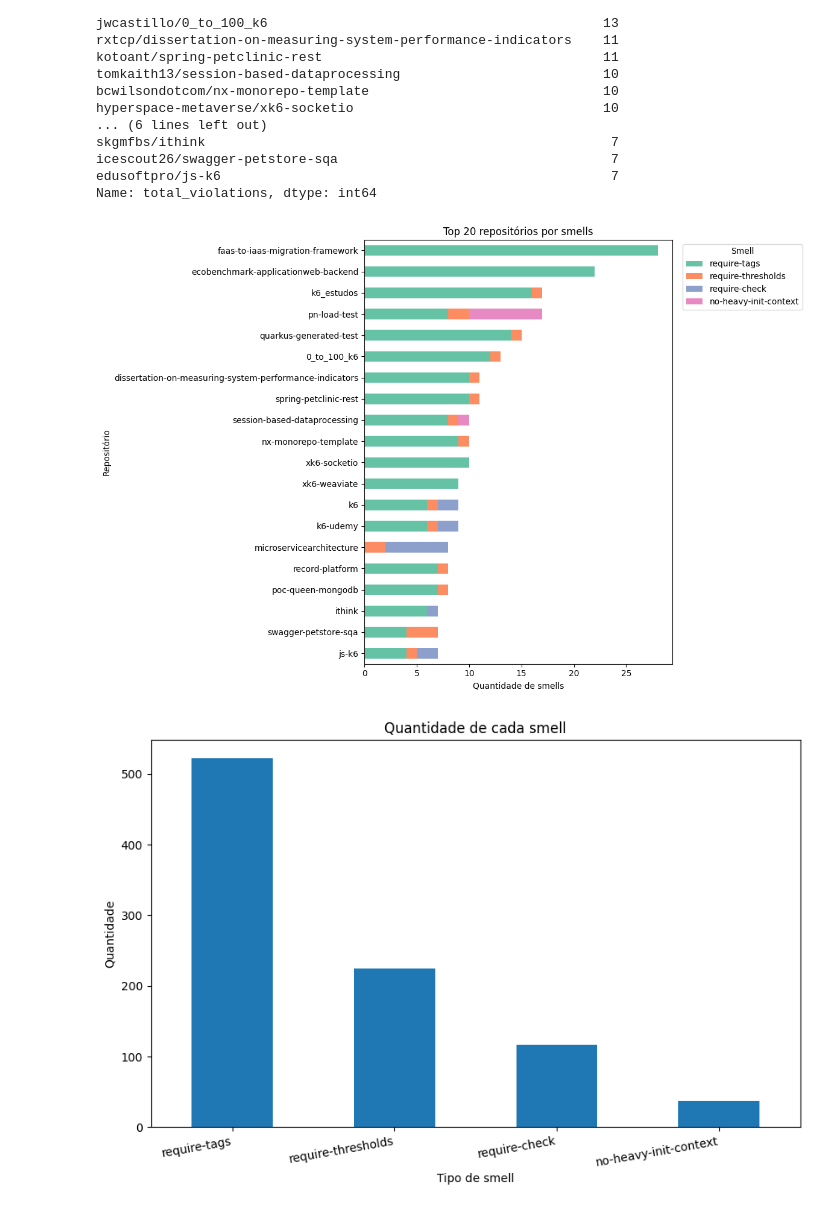
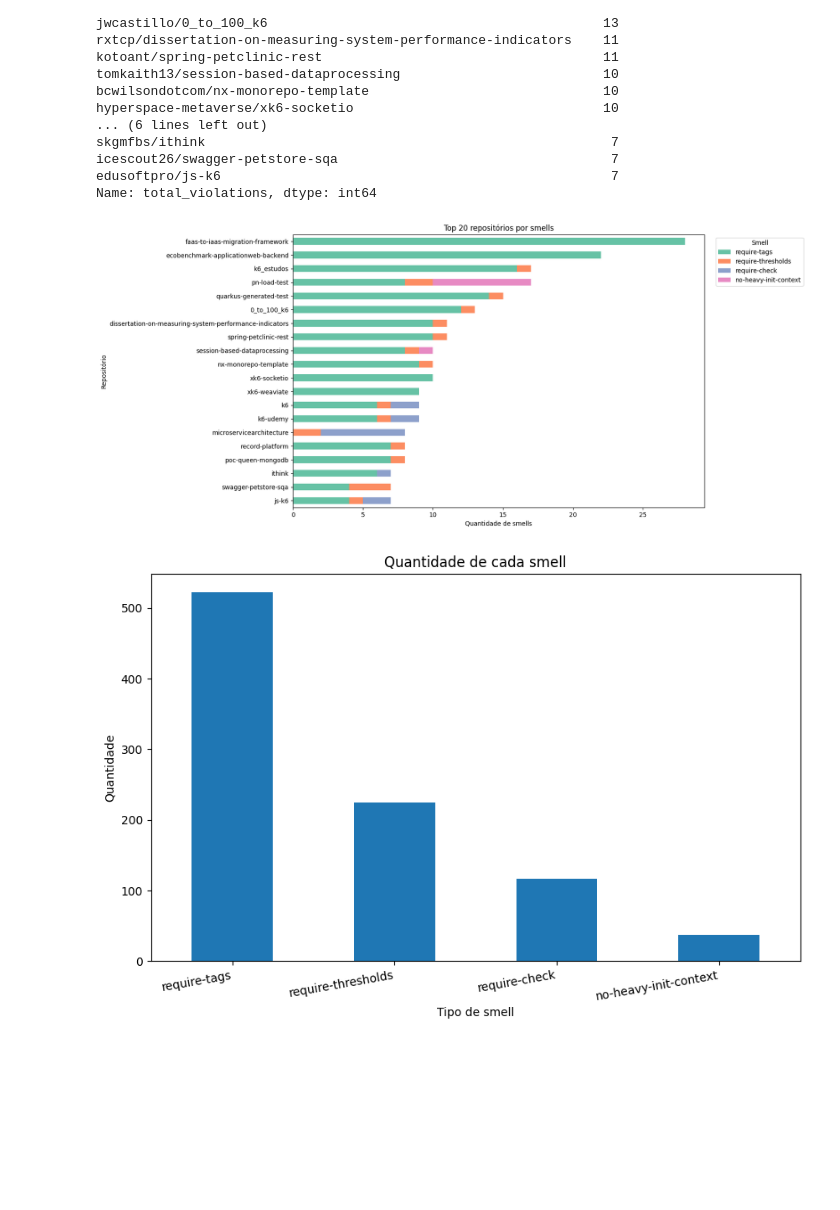
Before and after one commit to samurollie/TCC, a Jupyter notebook: scripts/3 - analyse_k6_repos.ipynb, the cells around one changed output. Saved outputs shown, nothing was run; the diff lists cells and outputs as text; code cells hidden in the pictures; blank space fills up the shorter version.

```diff
--- a/scripts/3 - analyse_k6_repos.ipynb
+++ b/scripts/3 - analyse_k6_repos.ipynb
@@ -93,35 +93,35 @@ top_repos = violations_by_repo.index.tolist()  # top 20 já calculados em cell 4
 # Seleciona as 4 smells mais comuns (recalcula para garantir que existe)
 top_4_smells = df[violation_cols].sum().sort_values(ascending=False).head(4).index.tolist()
 
 # Agrega soma de cada smell por repositório, mantendo a ordem dos top repos
 stacked_df = df[df['repositório'].isin(top_repos)].groupby('repositório')[top_4_smells].sum().loc[top_repos]
 
 # nomes limpos para legendas/labels
 clean_names = [s.replace('k6-performance/', '') for s in top_4_smells]
 
 fig, ax = plt.subplots(figsize=(12, 8))
 colors = plt.cm.Set2.colors[:len(top_4_smells)]  # paleta de cores
 
 # plot horizontal empilhado (cada coluna uma smell)
 stacked_df.plot(kind='barh', stacked=True, ax=ax, color=colors)
 
 ax.set_xlabel('Quantidade de smells')
 ax.set_ylabel('Repositório')
 ax.set_title('Top 20 repositórios por smells')
 # tornar rótulos mais legíveis
 labels = [r.split('/', 1)[1] if '/' in r else r for r in stacked_df.index]
 ax.set_yticklabels(labels)
 plt.gca().invert_yaxis()  # manter maior no topo
 
 # legenda com nomes limpos
 ax.legend(clean_names, title='Smell', bbox_to_anchor=(1.02, 1), loc='upper left')
 
-plt.tight_layout()
+# plt.tight_layout()
 output_file = os.path.join(IMG_OUTPUT_FOLDER, 'smells_by_repo.png')
 plt.savefig(output_file, dpi=300, bbox_inches='tight')
 plt.show()
 # %% [output]
-[figure, old version]
+[figure, new version]
 # %%
 smell_counts = df[violation_cols].sum().sort_values(ascending=False)
 
```
Also changed, not shown: 1 other file.
